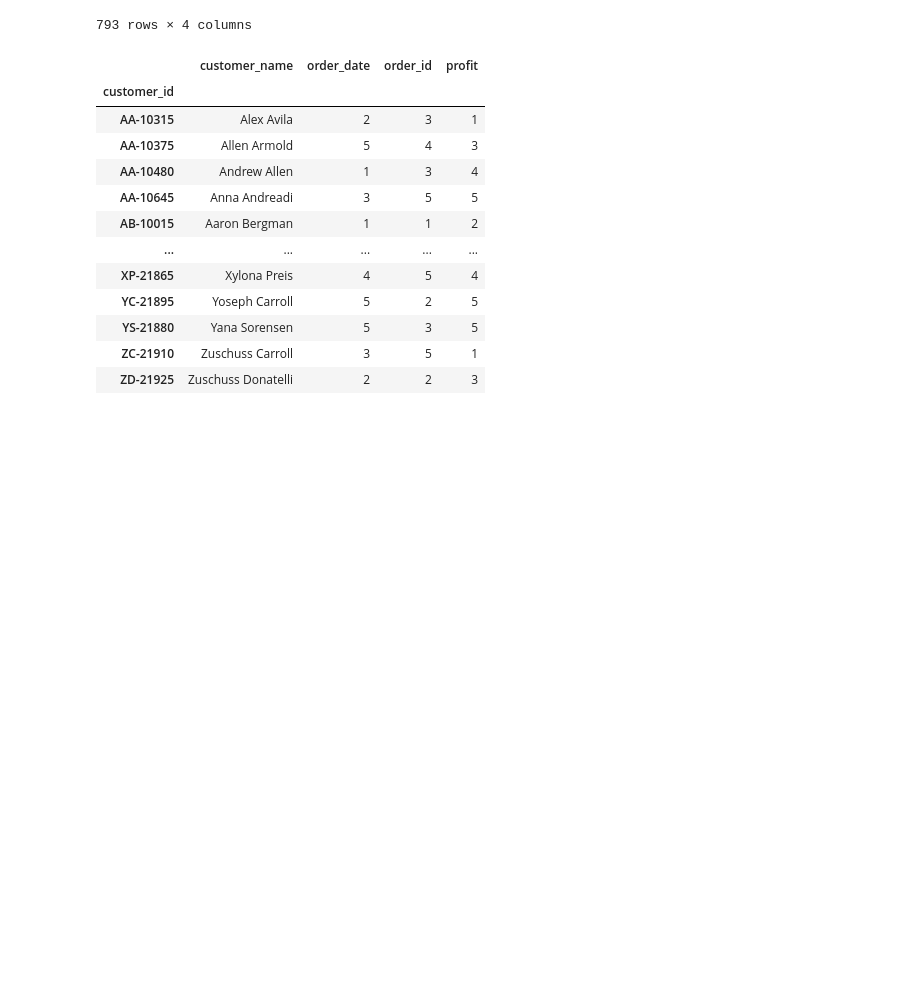
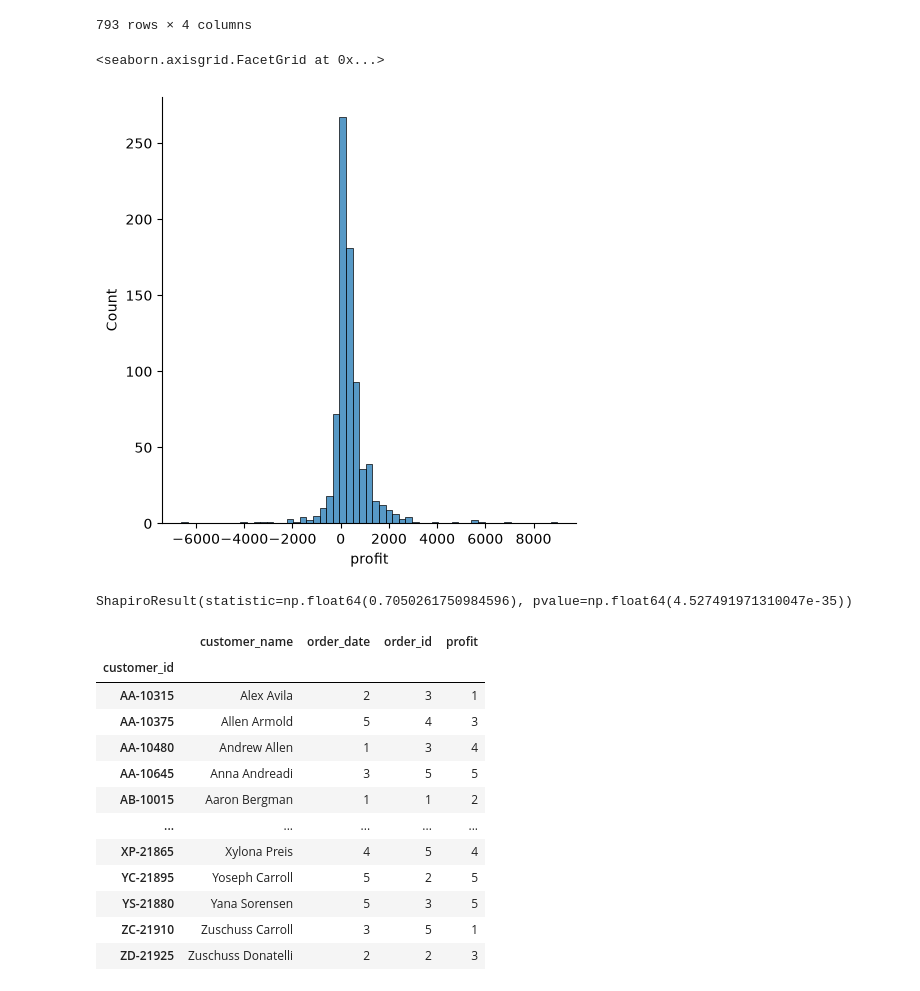
Before and after one commit to Reyal335/Superstore-Sales-Dashboard, a Jupyter notebook: notebooks/Z0_RFM_analysis.ipynb, the cells around one changed output. Drawn from its saved outputs; the diff is of its cells as text; code cells hidden in the pictures; blank space fills up the shorter version.

Commit message:
shapiro wilk for profit distribution

```diff
--- a/notebooks/Z0_RFM_analysis.ipynb
+++ b/notebooks/Z0_RFM_analysis.ipynb
@@ -91,6 +91,22 @@ customer_rfm
 | ZC-21910 | Zuschuss Carroll | 55 | 31 | -1032.1490 |
 | ZD-21925 | Zuschuss Donatelli | 203 | 9 | 249.1307 |
 793 rows × 4 columns
+# %%
+# Quick distribution visualization
+
+sns.displot(customer_rfm, x='profit')
+# %% [output]
+<seaborn.axisgrid.FacetGrid at 0x...>
+[figure, added]
+# %%
+# Quick test for normality
+
+from scipy import stats
+
+shapirowilk_test = stats.shapiro(customer_rfm['profit'])
+print(shapirowilk_test)
+# %% [output]
+ShapiroResult(statistic=np.float64(0.7050261750984596), pvalue=np.float64(4.527491971310047e-35))
 # %%
 # Segment the data
 
```
Also changed, not shown: parts of 5 cells of this notebook, 2 other files.
